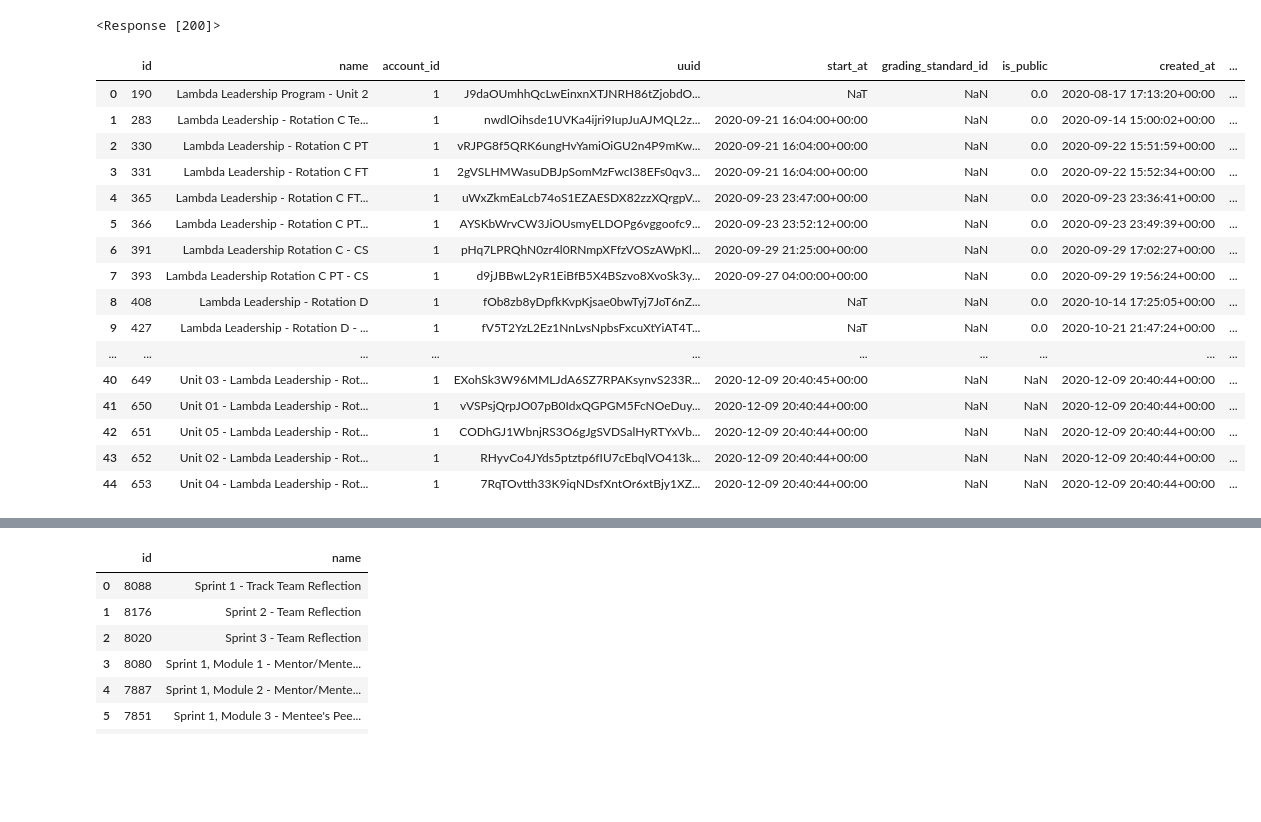
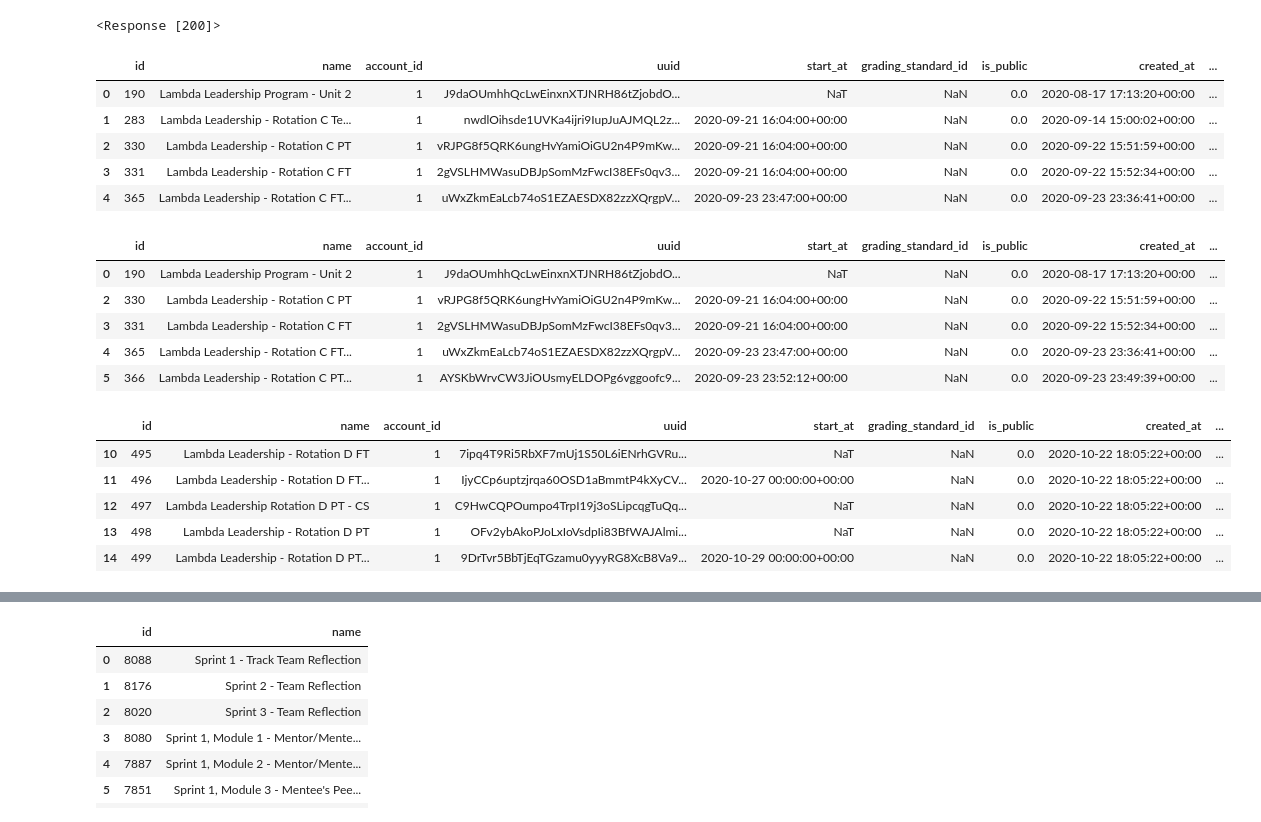
Before and after one commit to GwenStacey/Canvas-Data, a Jupyter notebook: canvas_data/m-m.ipynb, the cells around one changed output, grey strips where cells are left out. Drawn from its saved outputs; the diff is of its cells as text; code cells hidden in the pictures; blank space fills up the shorter version.

```diff
--- a/canvas_data/m-m.ipynb
+++ b/canvas_data/m-m.ipynb
@@ -28,22 +71,31 @@ with open("LLP-Courses.json", "w") as outfile:
     json.dump(raw, outfile)
 # %%
 llp_courses_df = pd.read_json("LLP-Courses.json")
-llp_courses_df
+llp_courses_df.head()
 # %% [output]
 |  | id | name | account_id | uuid | start_at | grading_standard_id | is_public | created_at | ... |
 | 0 | 190 | Lambda Leadership Program - Unit 2 | 1 | J9daOUmhhQcLwEinxnXTJNRH86tZjobdO... | NaT | NaN | 0.0 | 2020-08-17 17:13:20+00:00 | ... |
 | 1 | 283 | Lambda Leadership - Rotation C Te... | 1 | nwdlOihsde1UVKa4ijri9IupJuAJMQL2z... | 2020-09-21 16:04:00+00:00 | NaN | 0.0 | 2020-09-14 15:00:02+00:00 | ... |
 | 2 | 330 | Lambda Leadership - Rotation C PT | 1 | vRJPG8f5QRK6ungHvYamiOiGU2n4P9mKw... | 2020-09-21 16:04:00+00:00 | NaN | 0.0 | 2020-09-22 15:51:59+00:00 | ... |
 | 3 | 331 | Lambda Leadership - Rotation C FT | 1 | 2gVSLHMWasuDBJpSomMzFwcI38EFs0qv3... | 2020-09-21 16:04:00+00:00 | NaN | 0.0 | 2020-09-22 15:52:34+00:00 | ... |
 | 4 | 365 | Lambda Leadership - Rotation C FT... | 1 | uWxZkmEaLcb74oS1EZAESDX82zzXQrgpV... | 2020-09-23 23:47:00+00:00 | NaN | 0.0 | 2020-09-23 23:36:41+00:00 | ... |
-| 5 | 366 | Lambda Leadership - Rotation C PT... | 1 | AYSKbWrvCW3JiOUsmyELDOPg6vggoofc9... | 2020-09-23 23:52:12+00:00 | NaN | 0.0 | 2020-09-23 23:49:39+00:00 | ... |
-| 6 | 391 | Lambda Leadership Rotation C - CS | 1 | pHq7LPRQhN0zr4l0RNmpXFfzVOSzAWpKl... | 2020-09-29 21:25:00+00:00 | NaN | 0.0 | 2020-09-29 17:02:27+00:00 | ... |
-| 7 | 393 | Lambda Leadership Rotation C PT - CS | 1 | d9jJBBwL2yR1EiBfB5X4BSzvo8XvoSk3y... | 2020-09-27 04:00:00+00:00 | NaN | 0.0 | 2020-09-29 19:56:24+00:00 | ... |
-| 8 | 408 | Lambda Leadership - Rotation D | 1 | fOb8zb8yDpfkKvpKjsae0bwTyj7JoT6nZ... | NaT | NaN | 0.0 | 2020-10-14 17:25:05+00:00 | ... |
-| 9 | 427 | Lambda Leadership - Rotation D - ... | 1 | fV5T2YzL2Ez1NnLvsNpbsFxcuXtYiAT4T... | NaT | NaN | 0.0 | 2020-10-21 21:47:24+00:00 | ... |
-| ... | ... | ... | ... | ... | ... | ... | ... | ... | ... |
-| 40 | 649 | Unit 03 - Lambda Leadership - Rot... | 1 | EXohSk3W96MMLJdA6SZ7RPAKsynvS233R... | 2020-12-09 20:40:45+00:00 | NaN | NaN | 2020-12-09 20:40:44+00:00 | ... |
-| 41 | 650 | Unit 01 - Lambda Leadership - Rot... | 1 | vVSPsjQrpJO07pB0IdxQGPGM5FcNOeDuy... | 2020-12-09 20:40:44+00:00 | NaN | NaN | 2020-12-09 20:40:44+00:00 | ... |
-| 42 | 651 | Unit 05 - Lambda Leadership - Rot... | 1 | CODhGJ1WbnjRS3O6gJgSVDSalHyRTYxVb... | 2020-12-09 20:40:44+00:00 | NaN | NaN | 2020-12-09 20:40:44+00:00 | ... |
-| 43 | 652 | Unit 02 - Lambda Leadership - Rot... | 1 | RHyvCo4JYds5ptztp6fIU7cEbqlVO413k... | 2020-12-09 20:40:44+00:00 | NaN | NaN | 2020-12-09 20:40:44+00:00 | ... |
-| 44 | 653 | Unit 04 - Lambda Leadership - Rot... | 1 | 7RqTOvtth33K9iqNDsfXntOr6xtBjy1XZ... | 2020-12-09 20:40:44+00:00 | NaN | NaN | 2020-12-09 20:40:44+00:00 | ... |
+# %%
+llp_no_temp = llp_courses_df[llp_courses_df["course_code"].str.contains("Template")==False]
+llp_no_temp.head()
+# %% [output]
+|  | id | name | account_id | uuid | start_at | grading_standard_id | is_public | created_at | ... |
+| 0 | 190 | Lambda Leadership Program - Unit 2 | 1 | J9daOUmhhQcLwEinxnXTJNRH86tZjobdO... | NaT | NaN | 0.0 | 2020-08-17 17:13:20+00:00 | ... |
+| 2 | 330 | Lambda Leadership - Rotation C PT | 1 | vRJPG8f5QRK6ungHvYamiOiGU2n4P9mKw... | 2020-09-21 16:04:00+00:00 | NaN | 0.0 | 2020-09-22 15:51:59+00:00 | ... |
+| 3 | 331 | Lambda Leadership - Rotation C FT | 1 | 2gVSLHMWasuDBJpSomMzFwcI38EFs0qv3... | 2020-09-21 16:04:00+00:00 | NaN | 0.0 | 2020-09-22 15:52:34+00:00 | ... |
+| 4 | 365 | Lambda Leadership - Rotation C FT... | 1 | uWxZkmEaLcb74oS1EZAESDX82zzXQrgpV... | 2020-09-23 23:47:00+00:00 | NaN | 0.0 | 2020-09-23 23:36:41+00:00 | ... |
+| 5 | 366 | Lambda Leadership - Rotation C PT... | 1 | AYSKbWrvCW3JiOUsmyELDOPg6vggoofc9... | 2020-09-23 23:52:12+00:00 | NaN | 0.0 | 2020-09-23 23:49:39+00:00 | ... |
+# %%
+llp_2011_2010 = llp_no_temp[(llp_no_temp["course_code"].str.contains(pat = "201\d", regex = True))]
+llp_2011_2010.head()
+# %% [output]
+|  | id | name | account_id | uuid | start_at | grading_standard_id | is_public | created_at | ... |
+| 10 | 495 | Lambda Leadership - Rotation D FT | 1 | 7ipq4T9Ri5RbXF7mUj1S50L6iENrhGVRu... | NaT | NaN | 0.0 | 2020-10-22 18:05:22+00:00 | ... |
+| 11 | 496 | Lambda Leadership - Rotation D FT... | 1 | IjyCCp6uptzjrqa60OSD1aBmmtP4kXyCV... | 2020-10-27 00:00:00+00:00 | NaN | 0.0 | 2020-10-22 18:05:22+00:00 | ... |
+| 12 | 497 | Lambda Leadership Rotation D PT - CS | 1 | C9HwCQPOumpo4TrpI19j3oSLipcqgTuQq... | NaT | NaN | 0.0 | 2020-10-22 18:05:22+00:00 | ... |
+| 13 | 498 | Lambda Leadership - Rotation D PT | 1 | OFv2ybAkoPJoLxIoVsdpIi83BfWAJAlmi... | NaT | NaN | 0.0 | 2020-10-22 18:05:22+00:00 | ... |
+| 14 | 499 | Lambda Leadership - Rotation D PT... | 1 | 9DrTvr5BbTjEqTGzamu0yyyRG8XcB8Va9... | 2020-10-29 00:00:00+00:00 | NaN | 0.0 | 2020-10-22 18:05:22+00:00 | ... |
```
Also changed, not shown: parts of 13 cells of this notebook.
